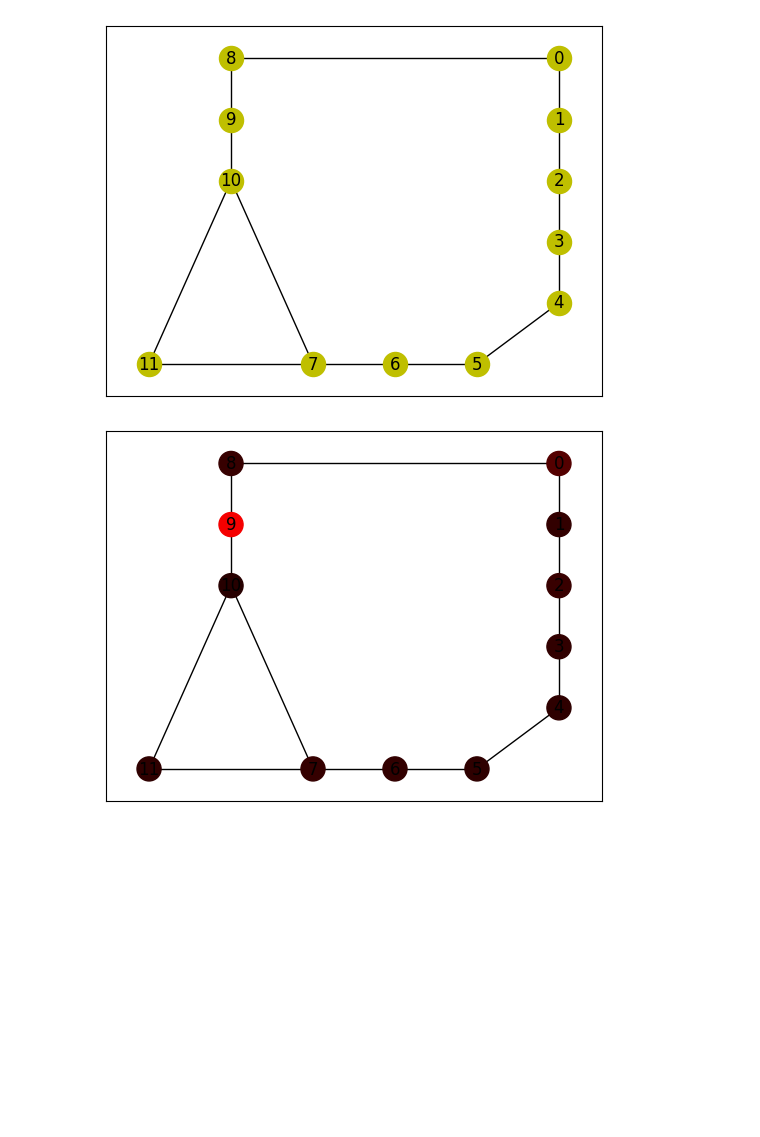
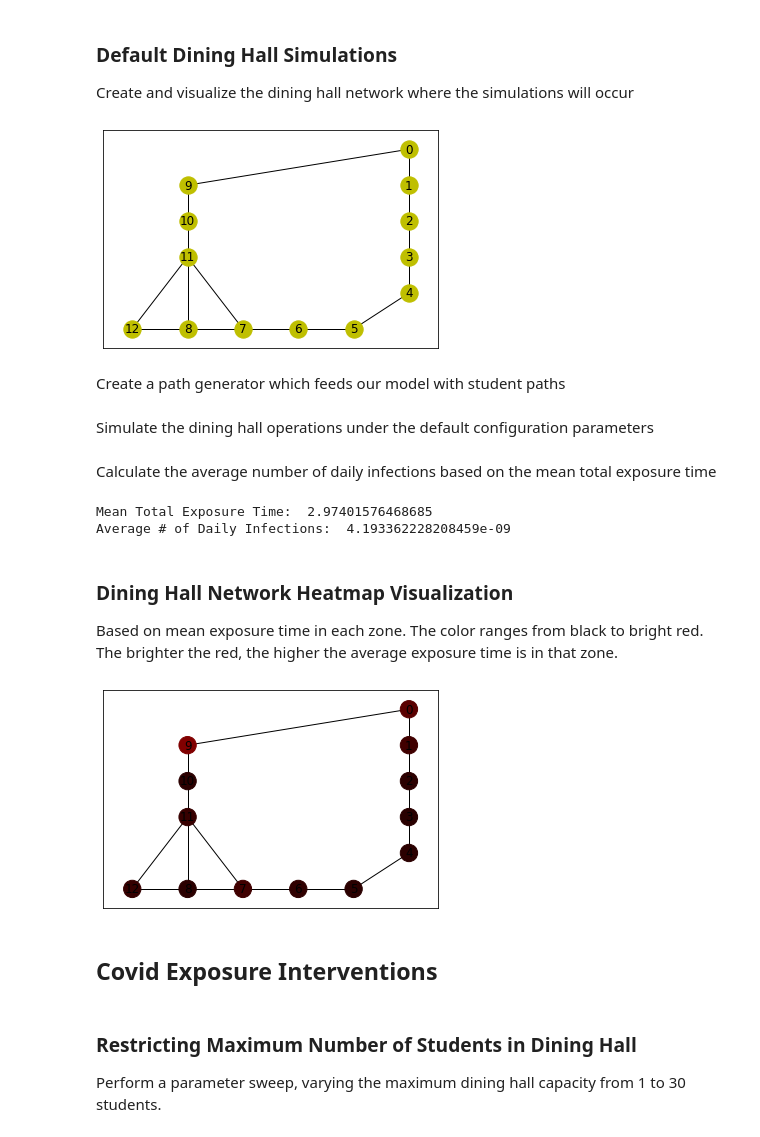
Before and after one commit to RebeccaFlach/covid19-supermarket-abm, a Jupyter notebook: covid19_supermarket_abm/extension.ipynb, the cells around one changed output. Cells and saved outputs as stored; diff of their text form; code cells hidden in the pictures; blank space fills up the shorter version.

```diff
--- a/covid19_supermarket_abm/extension.ipynb
+++ b/covid19_supermarket_abm/extension.ipynb
@@ -29,10 +32,23 @@ from covid19_supermarket_abm.simulator import simulate_one_day
 from covid19_supermarket_abm.utils.create_store_network import create_store_network
+# %% [markdown]
+### Default Dining Hall Simulations
+
+Create and visualize the dining hall network where the simulations will occur
 # %%
-pos = {0: (5,5), 1: (5,4), 2: (5,3), 3: (5,2), 4:(5,1), 5:(4, 0), 6:(3, 0), 7:(2,0), 8:(1, 5), 9:(1, 4), 10:(1, 3), 11:(0,0)}
-edges = [(0,1), (1,2), (2,3), (3, 4), (4,5), (5,6), (6,7), (7,10), (8,9), (9,10), (10,11), (7,11), (0,8)]
+pos = {0: (5,5), 1: (5,4), 2: (5,3), 3: (5,2), 4:(5,1), 5:(4, 0), 6:(3, 0), 7:(2,0), 8:(1,0), 9:(1, 4), 10:(1, 3), 11:(1, 2), 12:(0,0)}
+edges = [(0,1), (0,9), (1,2), (2,3), (3, 4), (4,5), (5,6), (6,7), (7,8), (7,11), (8,11), (8,12), (9,10), (10, 11), (11,12)]
 dh_graph = create_store_network(pos=pos, edges=edges)
 
+# 0: Swipe In
+# 1 - 7: Entrees
+# 8: Soda Machine
+# 9 - 10: Chef's Table? I don't know what it's called
+# 11: Silverware
+# 12: Exit
+
 nx.draw_networkx(dh_graph, pos=pos, node_color="y")
 # %% [output]
-[figure, old version]
+[figure, new version]
+# %% [markdown]
+Create a path generator which feeds our model with student paths
 # %%
@@ -47,4 +62,6 @@ shortest_path_dict = get_all_shortest_path_dicts(dh_graph)
 synthetic_path_generator_args = [mu, sigma, entrance_nodes, till_nodes, exit_nodes, item_nodes, shortest_path_dict]
 path_generator_function, path_generator_args = get_path_generator(path_generation='synthetic',
                                                            synthetic_path_generator_args=synthetic_path_generator_args)
+# %% [markdown]
+Simulate the dining hall operations under the default configuration parameters
 # %%
@@ -60,5 +77,26 @@ results = simulate_several_days(config, dh_graph, path_generator_function, path_
+# %% [markdown]
+Calculate the average number of daily infections based on the mean total exposure time
+# %%
+transmission_rate = 1.41 * pow(10, -9)
+default_infections = (default_sim_results[0]['total_exposure_time'].mean()) * transmission_rate
+
+print("Mean Total Exposure Time: ", default_sim_results[0]['total_exposure_time'].mean(), "minutes"
+      "\nAverage # of Daily Infections: ", default_infections)
+# %% [output]
+Mean Total Exposure Time:  2.97401576468685
+Average # of Daily Infections:  4.193362228208459e-09
+# %% [markdown]
+### Dining Hall Network Heatmap Visualization
+
+Based on mean exposure time in each zone. The color ranges from black to bright red. The brighter the red, the higher the average exposure time is in that zone.
 # %%
-exposures = results[2].mean(0)
+exposures = default_sim_results[2].mean(0)
 nx.draw_networkx(dh_graph, pos=pos, node_color=[(exposure, 0, 0) for exposure in exposures])
 # %% [output]
-[figure, old version]
+[figure, new version]
+# %% [markdown]
+## Covid Exposure Interventions
+# %% [markdown]
+### Restricting Maximum Number of Students in Dining Hall
+
+Perform a parameter sweep, varying the maximum dining hall capacity from 1 to 30 students.
```
Also changed, not shown: parts of 14 cells of this notebook, 3 other files.
